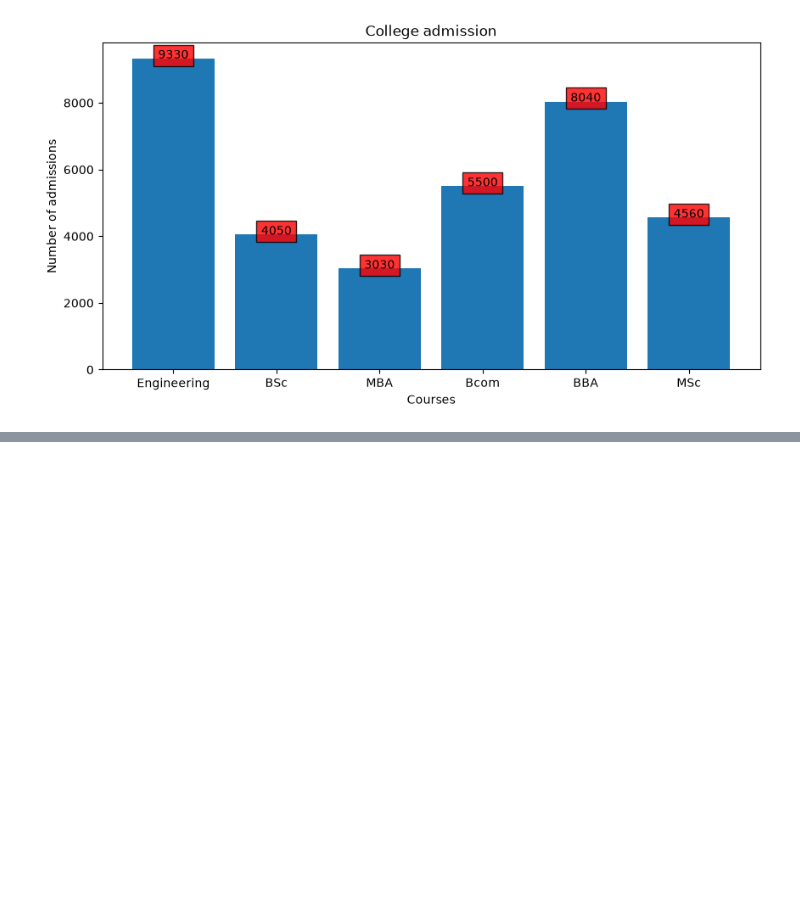
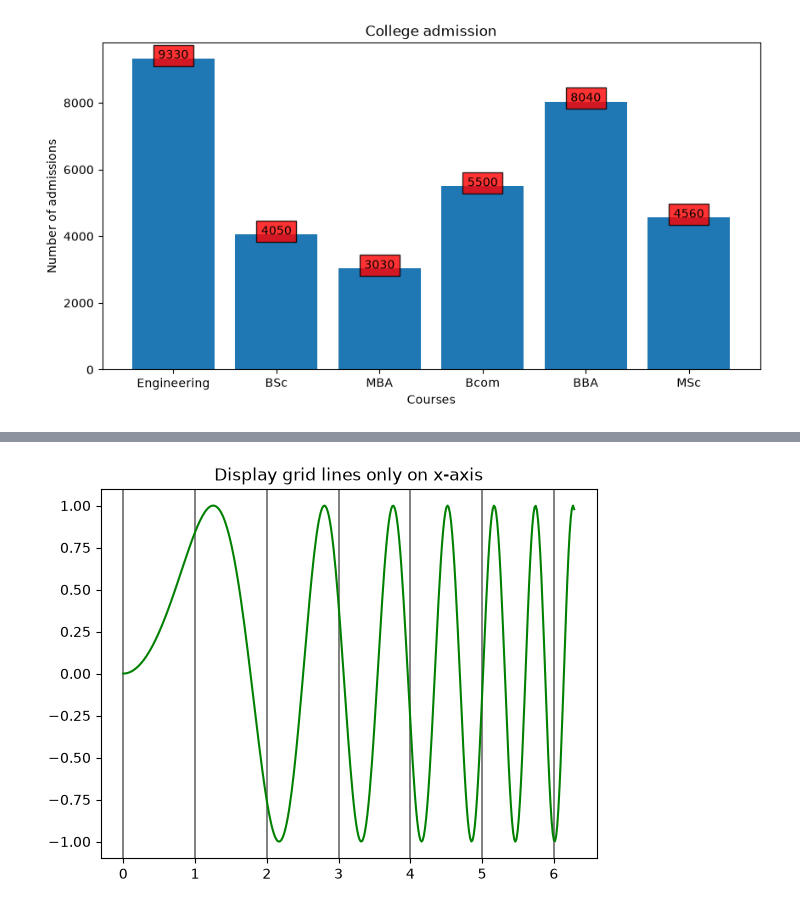
Before and after one commit to Varshith-2603/python-practise, a Jupyter notebook: Python Libraries/Python Matplotlib.ipynb, the cells around one changed output, grey strips where cells are left out. Drawn from its saved outputs; the diff is of its cells as text; code cells hidden in the pictures; blank space fills up the shorter version.

```diff
--- a/Python Libraries/Python Matplotlib.ipynb
+++ b/Python Libraries/Python Matplotlib.ipynb
@@ -219,0 +265,12 @@ plt.show()
+# %%
+#Display lines on x-axis only:-
+import matplotlib.pyplot as plt
+import numpy as np
+x = np.linspace(0,2*np.pi,400)
+y = np.sin(x**2)
+plt.plot(x,y,color='green')
+plt.title("Display grid lines only on x-axis")
+plt.grid(True,color='grey',linewidth=1.4,axis='x')
+plt.show()
+# %% [output]
+[figure, added]
```
Also changed, not shown: parts of 34 cells of this notebook, 1 other file.
